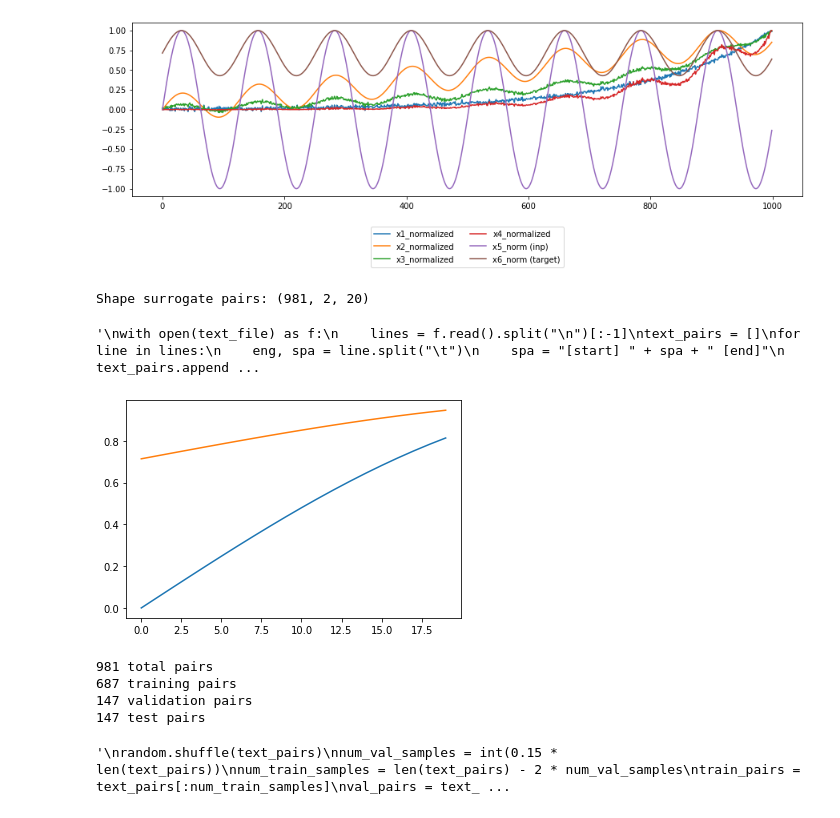
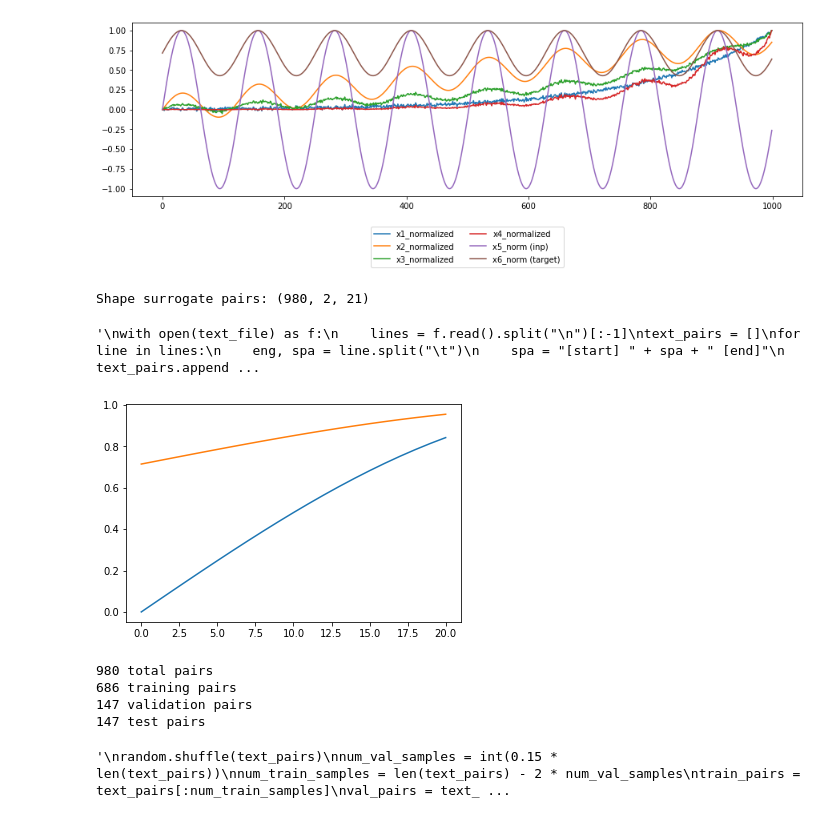
Before and after one commit to StefB4/Head2Eye, a Jupyter notebook: Seq2Seq-Transformer-TimeSeries.ipynb, the cells around one changed output. Cells and saved outputs as stored; diff of their text form; code cells hidden in the pictures.

```diff
--- a/Seq2Seq-Transformer-TimeSeries.ipynb
+++ b/Seq2Seq-Transformer-TimeSeries.ipynb
@@ -95,36 +95,36 @@ for batch in zip(input_dataset, target_dataset):
 x5_normalized = np.arange(200) # / 400
 
 print(x5_normalized)
 
 x6_normalized = np.arange(400,600) #/ 600
 
 print(x6_normalized)
 
 '''
 
 
 surrogate_data = np.array([x5_normalized,x6_normalized]).T
-surrogate_pairs = create_rolling_windows(surrogate_data,20)
+surrogate_pairs = create_rolling_windows(surrogate_data,21)
 surrogate_pairs = np.swapaxes(surrogate_pairs,1,2)
 print("Shape surrogate pairs: " + str(surrogate_pairs.shape))
 
 plt.plot(surrogate_pairs[0][0])
 plt.plot(surrogate_pairs[0][1])
 
 
 '''
 with open(text_file) as f:
     lines = f.read().split("\n")[:-1]
 text_pairs = []
 for line in lines:
     eng, spa = line.split("\t")
     spa = "[start] " + spa + " [end]"
     text_pairs.append((eng, spa))
 '''
 # %% [output]
-Shape surrogate pairs: (981, 2, 20)
+Shape surrogate pairs: (980, 2, 21)
 '\nwith open(text_file) as f:\n    lines = f.read().split("\n")[:-1]\ntext_pairs = []\nfor line in lines:\n    eng, spa = line.split("\t")\n    spa = "[start] " + spa + " [end]"\n    text_pairs.append ...
-[figure, old version]
+[figure, new version]
 # %%
 val_frac = 0.15 # amount of val; amount of test
 
@@ -155,8 +155,8 @@ print(f"{len(val_pairs)} validation pairs")
 print(f"{len(test_pairs)} test pairs")
 '''
 # %% [output]
-981 total pairs
-687 training pairs
+980 total pairs
+686 training pairs
 147 validation pairs
 147 test pairs
 '\nrandom.shuffle(text_pairs)\nnum_val_samples = int(0.15 * len(text_pairs))\nnum_train_samples = len(text_pairs) - 2 * num_val_samples\ntrain_pairs = text_pairs[:num_train_samples]\nval_pairs = text_ ...
```
Also changed, not shown: parts of 9 cells of this notebook, 1 other file.
